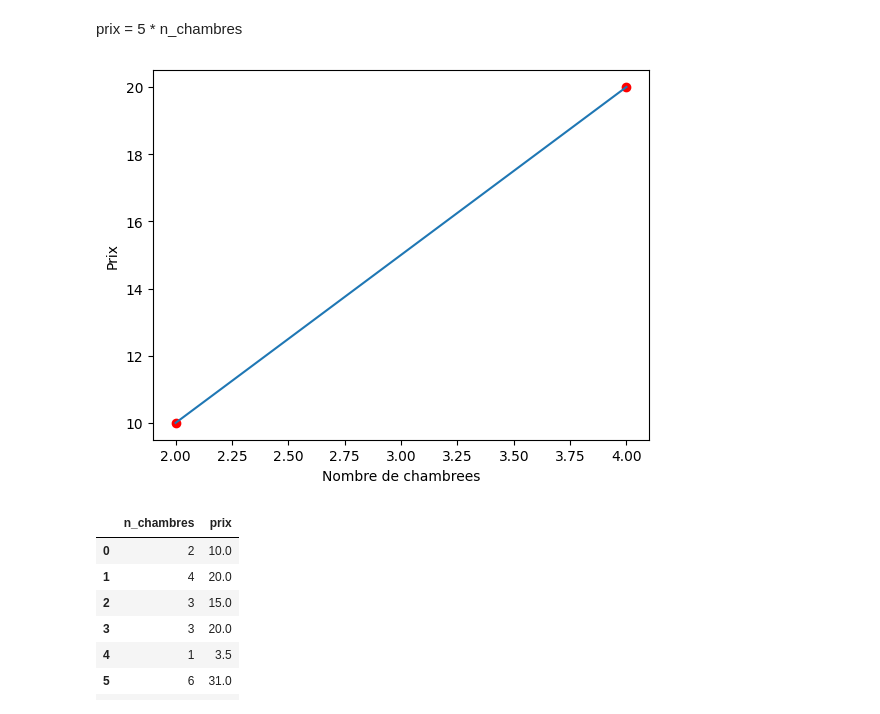
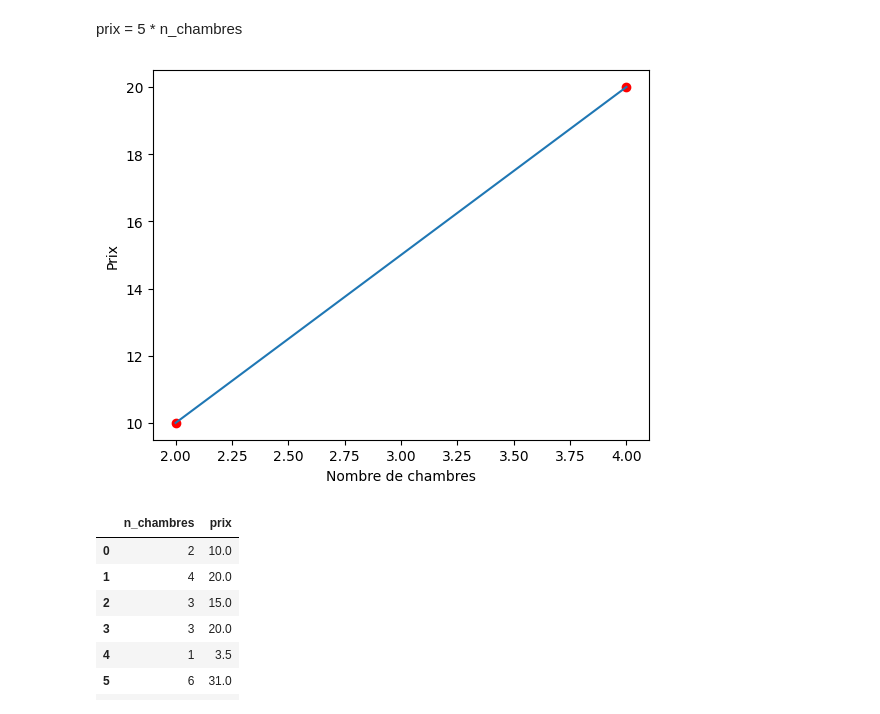
Before and after one commit to GrCOTE7/deep_learning_course, a Jupyter notebook: 01-01 Introduction au Deep Learning.ipynb, the cells around one changed output. Cells and saved outputs as stored; diff of their text form; code cells hidden in the pictures.

```diff
--- a/01-01 Introduction au Deep Learning.ipynb
+++ b/01-01 Introduction au Deep Learning.ipynb
@@ -79,13 +79,13 @@ prix = 5 * n_chambres
 # %%
 # y = 5 x
 
 plt.scatter(data["n_chambres"], data['prix'], c="r")
 plt.plot(data["n_chambres"], data['prix'])
-plt.xlabel('Nombre de chambrees')
+plt.xlabel('Nombre de chambres')
 plt.ylabel('Prix')
 plt.show()
 # %% [output]
-[figure, old version]
+[figure, new version]
 # %%
 # entree  + instruction = sortie
 
```
